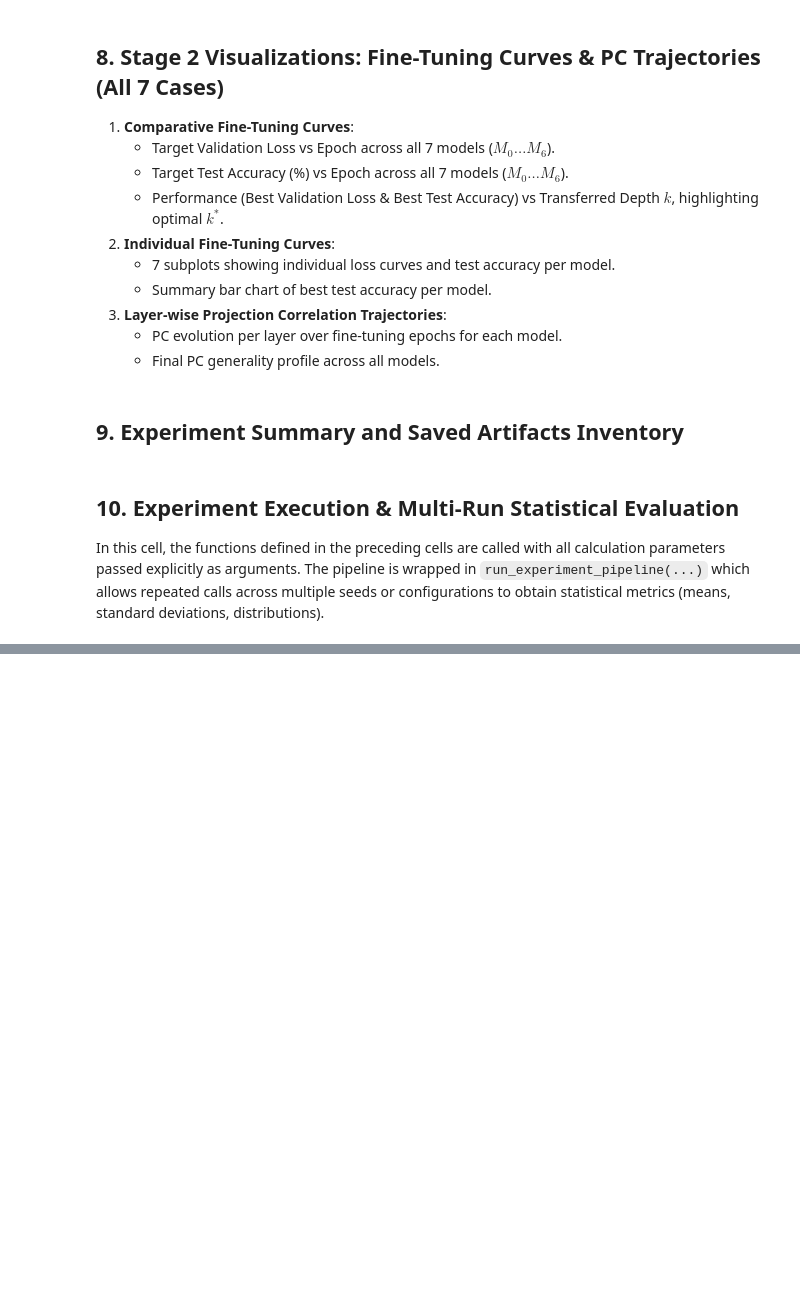
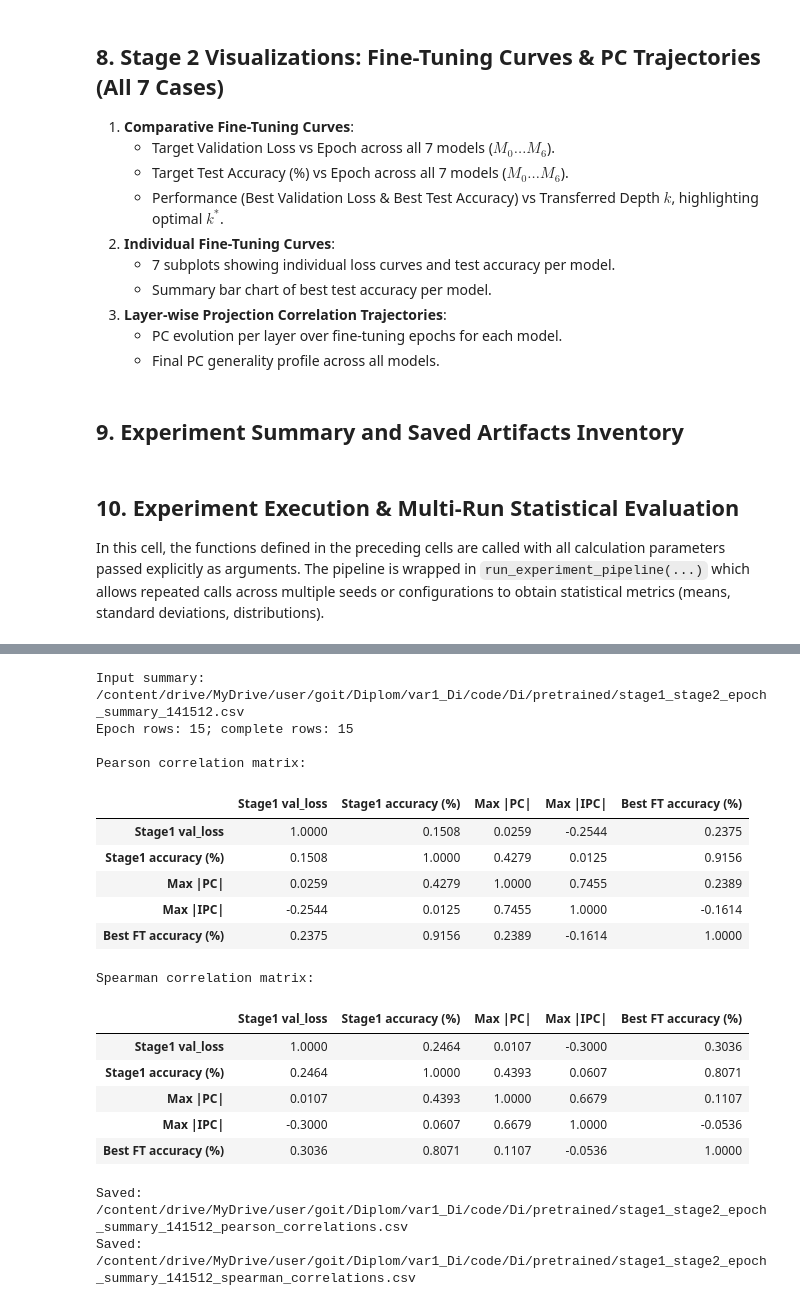
Before and after one commit to DR24DR24/Di, a Jupyter notebook: pretrained_stat.ipynb, the cells around one changed output, grey strips where cells are left out. Drawn from its saved outputs; the diff is of its cells as text; code cells hidden in the pictures; blank space fills up the shorter version.

```diff
--- a/pretrained_stat.ipynb
+++ b/pretrained_stat.ipynb
@@ -1760,0 +3152,79 @@ Found 328 saved artifacts in '/content/drive/MyDrive/git/Di/pretrained':
+# %%
+# Calculate Pearson and Spearman correlations for Stage 1 metrics and best Stage 2 accuracy.
+# This cell reads the latest summary CSV and does not run training.
+from pathlib import Path
+import pandas as pd
+
+SUMMARY_DIR = Path.cwd() / "pretrained"
+SUMMARY_CSV = None  # Optionally set an explicit CSV path here.
+
+
+def calculate_metric_correlations(summary_dir=SUMMARY_DIR, summary_csv=SUMMARY_CSV):
+    if summary_csv is None:
+        candidates = sorted(
+            Path(summary_dir).glob("stage1_stage2_epoch_summary_*.csv"),
+            key=lambda path: path.stat().st_mtime,
+            reverse=True,
+        )
+        if not candidates:
+            raise FileNotFoundError(
+                f"No stage1_stage2_epoch_summary_*.csv found in {summary_dir}. "
+                "Run the Stage 1/Stage 2 log summary cell first."
+            )
+        summary_csv = candidates[0]
+    else:
+        summary_csv = Path(summary_csv)
+
+    data = pd.read_csv(summary_csv)
+    columns = [
+        "Stage1 val_loss",
+        "Stage1 accuracy (%)",
+        "Max |PC|",
+        "Max |IPC|",
+        "Best FT accuracy (%)",
+    ]
+    missing = [name for name in columns if name not in data.columns]
+    if missing:
+        raise ValueError(f"Missing required columns in {summary_csv}: {missing}")
+
+    metrics = data[columns].apply(pd.to_numeric, errors="coerce")
+    pearson = metrics.corr(method="pearson", min_periods=2)
+    spearman = metrics.corr(method="spearman", min_periods=2)
+
+    print(f"Input summary: {summary_csv}")
+    print(f"Epoch rows: {len(metrics)}; complete rows: {int(metrics.dropna().shape[0])}")
+    print("\nPearson correlation matrix:")
+    display(pearson.round(4))
+    print("\nSpearman correlation matrix:")
+    display(spearman.round(4))
+
+    pearson_path = Path(summary_csv).with_name(Path(summary_csv).stem + "_pearson_correlations.csv")
+    spearman_path = Path(summary_csv).with_name(Path(summary_csv).stem + "_spearman_correlations.csv")
+    pearson.to_csv(pearson_path, float_format="%.6f", encoding="utf-8-sig")
+    spearman.to_csv(spearman_path, float_format="%.6f", encoding="utf-8-sig")
+    print(f"\nSaved: {pearson_path}")
+    print(f"Saved: {spearman_path}")
+    return {"pearson": pearson, "spearman": spearman,
+            "pearson_path": str(pearson_path), "spearman_path": str(spearman_path)}
+
+metric_correlations = calculate_metric_correlations()
+# %% [output]
+Input summary: /content/drive/MyDrive/user/goit/Diplom/var1_Di/code/Di/pretrained/stage1_stage2_epoch_summary_141512.csv
+Epoch rows: 15; complete rows: 15
+
+Pearson correlation matrix:
+|  | Stage1 val_loss | Stage1 accuracy (%) | Max |PC| | Max |IPC| | Best FT accuracy (%) |
+| Stage1 val_loss | 1.0000 | 0.1508 | 0.0259 | -0.2544 | 0.2375 |
+| Stage1 accuracy (%) | 0.1508 | 1.0000 | 0.4279 | 0.0125 | 0.9156 |
+| Max |PC| | 0.0259 | 0.4279 | 1.0000 | 0.7455 | 0.2389 |
+| Max |IPC| | -0.2544 | 0.0125 | 0.7455 | 1.0000 | -0.1614 |
+| Best FT accuracy (%) | 0.2375 | 0.9156 | 0.2389 | -0.1614 | 1.0000 |
+Spearman correlation matrix:
+|  | Stage1 val_loss | Stage1 accuracy (%) | Max |PC| | Max |IPC| | Best FT accuracy (%) |
+| Stage1 val_loss | 1.0000 | 0.2464 | 0.0107 | -0.3000 | 0.3036 |
+| Stage1 accuracy (%) | 0.2464 | 1.0000 | 0.4393 | 0.0607 | 0.8071 |
+| Max |PC| | 0.0107 | 0.4393 | 1.0000 | 0.6679 | 0.1107 |
+| Max |IPC| | -0.3000 | 0.0607 | 0.6679 | 1.0000 | -0.0536 |
+| Best FT accuracy (%) | 0.3036 | 0.8071 | 0.1107 | -0.0536 | 1.0000 |
+Saved: /content/drive/MyDrive/user/goit/Diplom/var1_Di/code/Di/pretrained/stage1_stage2_epoch_summary_141512_pearson_correlations.csv
+Saved: /content/drive/MyDrive/user/goit/Diplom/var1_Di/code/Di/pretrained/stage1_stage2_epoch_summary_141512_spearman_correlations.csv
```
Also changed, not shown: parts of 23 cells of this notebook, 4 other files.
